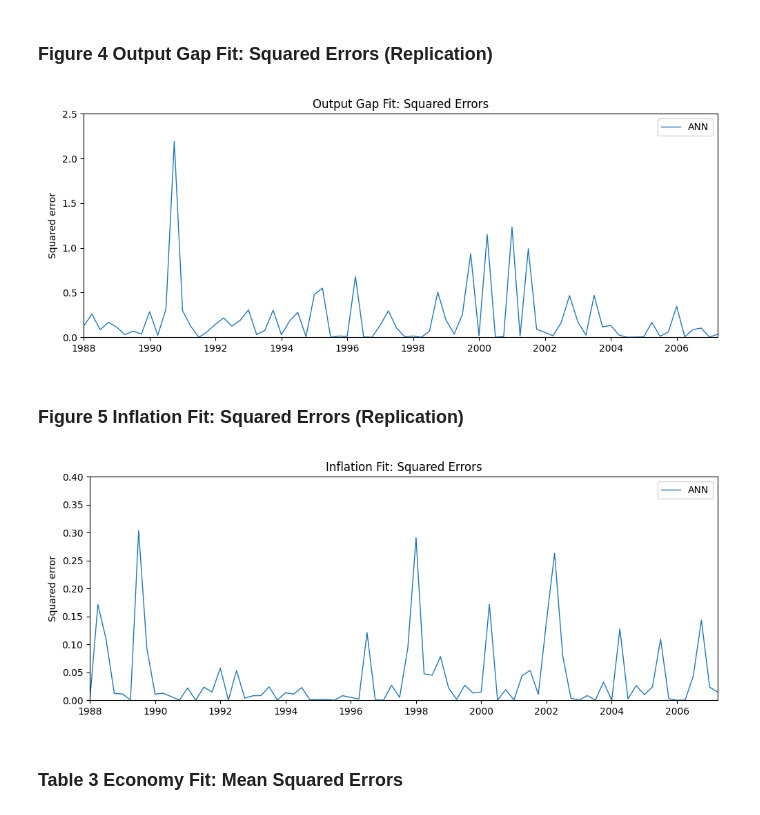
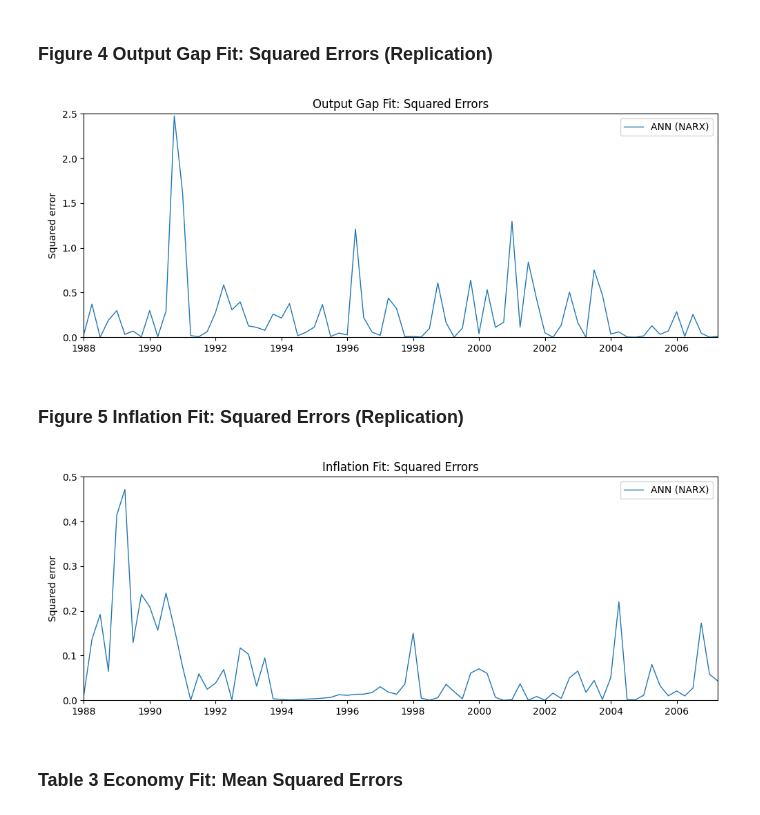
Before and after one commit to erskordi/Autonomous_Fed, a Jupyter notebook: notebooks/non_linear_environnment.ipynb, the cells around one changed output. Saved outputs shown, nothing was run; the diff lists cells and outputs as text; code cells hidden in the pictures.

```diff
--- a/notebooks/non_linear_environnment.ipynb
+++ b/notebooks/non_linear_environnment.ipynb
@@ -840,35 +1086,27 @@ import matplotlib.pyplot as plt
 import matplotlib.dates as mdates
 import pandas as pd
 
-# === 1. Build full design for y ===
-X_full_y_raw, y_full_y, idx_full_y = build_full_design(
-    solver.historical_data, target_col="y"
-)
-
-# Convert PeriodIndex to timestamps if needed (for plotting)
+# === Full-sample (aligned) series for y ===
+idx_full_y = y_meta["idx_tgt"]
 if isinstance(idx_full_y, pd.PeriodIndex):
     idx_plot = idx_full_y.to_timestamp()
 else:
     idx_plot = pd.to_datetime(idx_full_y)
 
-# === 2. ANN fitted values on full sample ===
-y_full_true = y_full_y.detach().cpu().numpy().reshape(-1)
+y_full_true = y_meta["y_tgt_raw"].detach().cpu().numpy().reshape(-1)
 
-y_full_hat_ann = predict(
+y_full_hat_ann = predict_narx_from_state(
     best_y["model"],
-    X_full_y_raw,
-    y_meta["x_scaler"],   # scalers from training
-    y_meta["y_scaler"],
-    device="cpu"
+    y_meta["state_full_raw"],
+    x_transformer=y_meta["x_transformer"],
+    y_scaler=y_meta["y_scaler"],
+    device="cpu",
 )
 
 sq_err_ann = (y_full_true - y_full_hat_ann) ** 2
 
-# === 3. Plot, Figure-4 style ===
 fig, ax = plt.subplots(figsize=(10, 4))
-
-ax.plot(idx_plot, sq_err_ann, label="ANN", linewidth=1)
-
+ax.plot(idx_plot, sq_err_ann, label="ANN (NARX)", linewidth=1)
 ax.set_title("Output Gap Fit: Squared Errors")
 ax.set_ylabel("Squared error")
 ax.set_xlabel("")
@@ -877,65 +1115,51 @@ ax.set_ylim(0, 2.5)
 ax.set_xlim(idx_plot[0], idx_plot[-1])
 ax.xaxis.set_major_locator(mdates.YearLocator(2))
 ax.xaxis.set_major_formatter(mdates.DateFormatter("%Y"))
-
 ax.legend(loc="upper right")
-
 plt.tight_layout()
 plt.show()
 # %% [output]
-[figure, old version]
+[figure, new version]
 # %% [markdown]
 ### Figure 5 Inflation Fit: Squared Errors (Replication)
 # %%
 import matplotlib.pyplot as plt
 import matplotlib.dates as mdates
 import pandas as pd
 
-# === 1. Build full design for pi ===
-X_full_pi_raw, pi_full, idx_full_pi = build_full_design(
-    solver.historical_data, target_col="pi"
-)
-
-# Convert PeriodIndex to timestamps if needed (for plotting)
+idx_full_pi = pi_meta["idx_tgt"]
 if isinstance(idx_full_pi, pd.PeriodIndex):
     idx_plot_pi = idx_full_pi.to_timestamp()
 else:
     idx_plot_pi = pd.to_datetime(idx_full_pi)
 
-# === 2. ANN fitted values on full sample ===
-pi_full_true = pi_full.detach().cpu().numpy().reshape(-1)
+pi_full_true = pi_meta["y_tgt_raw"].detach().cpu().numpy().reshape(-1)
 
-pi_full_hat_ann = predict(
+pi_full_hat_ann = predict_narx_from_state(
     best_pi["model"],
-    X_full_pi_raw,
-    pi_meta["x_scaler"],   # scalers from training (pi)
-    pi_meta["y_scaler"],
-    device="cpu"
+    pi_meta["state_full_raw"],
+    x_transformer=pi_meta["x_transformer"],
+    y_scaler=pi_meta["y_scaler"],
+    device="cpu",
 )
 
 sq_err_ann_pi = (pi_full_true - pi_full_hat_ann) ** 2
 
-# === 3. Plot, Figure-4 style ===
 fig, ax = plt.subplots(figsize=(10, 4))
-
-ax.plot(idx_plot_pi, sq_err_ann_pi, label="ANN", linewidth=1)
-
+ax.plot(idx_plot_pi, sq_err_ann_pi, label="ANN (NARX)", linewidth=1)
 ax.set_title("Inflation Fit: Squared Errors")
 ax.set_ylabel("Squared error")
 ax.set_xlabel("")
-
-# Optional: match your y-plot styling
-ax.set_ylim(0, 0.4)
+ax.set_ylim(0, 0.5)
 
 ax.set_xlim(idx_plot_pi[0], idx_plot_pi[-1])
 ax.xaxis.set_major_locator(mdates.YearLocator(2))
 ax.xaxis.set_major_formatter(mdates.DateFormatter("%Y"))
-
 ax.legend(loc="upper right")
 plt.tight_layout()
 plt.show()
 # %% [output]
-[figure, old version]
+[figure, new version]
 # %% [markdown]
 ### Table 3 Economy Fit: Mean Squared Errors
 # %%
```
Also changed, not shown: parts of 37 cells of this notebook, 1 other file.
